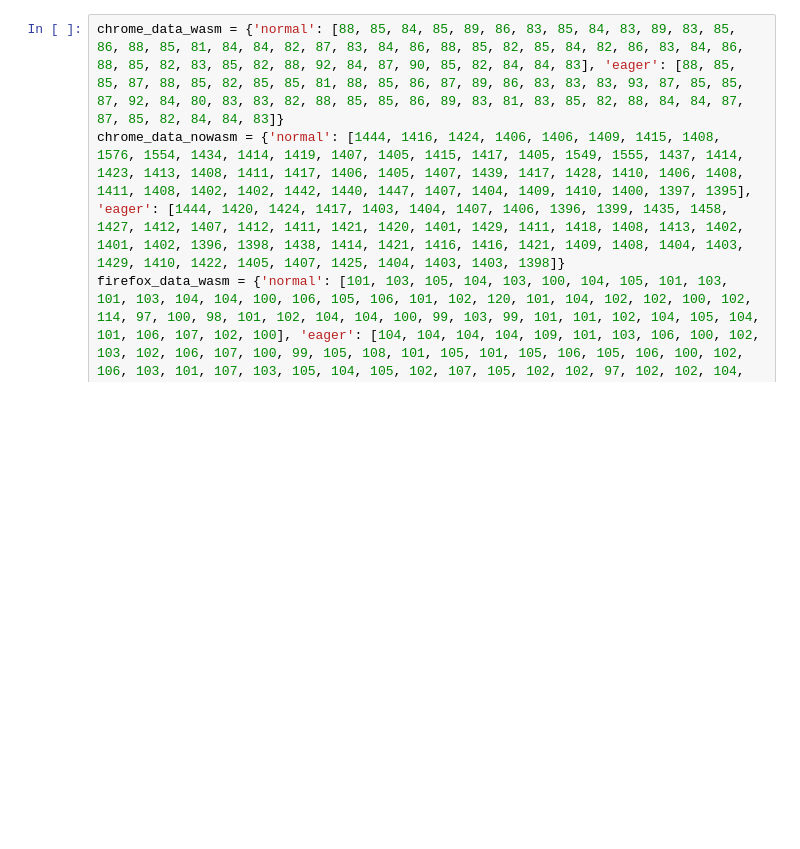
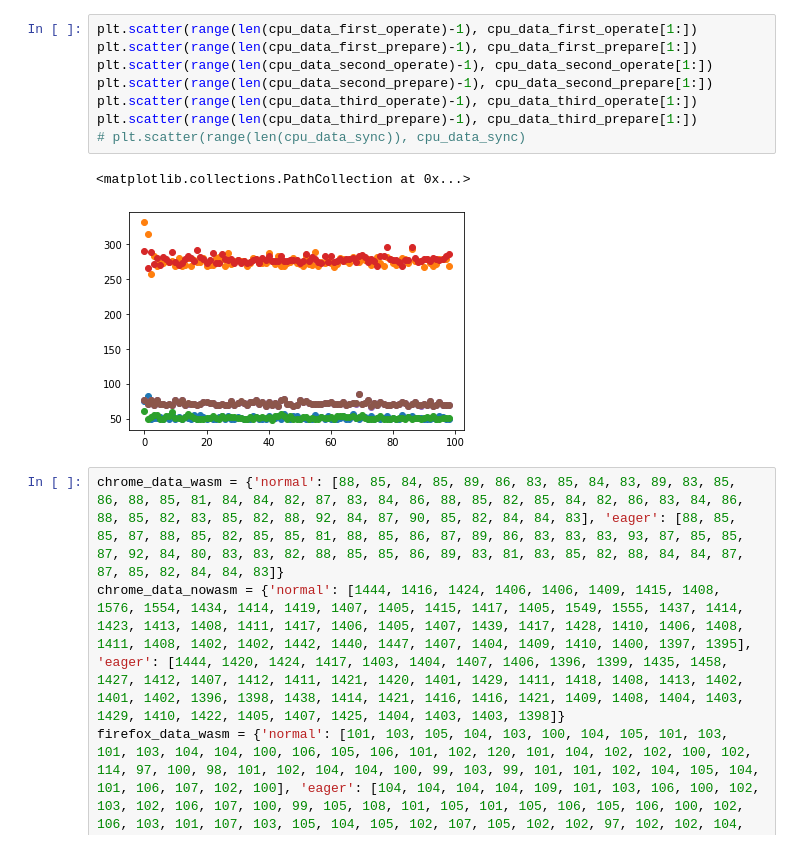
Before and after one commit to woodyhoko/tfjs_wasm, a Jupyter notebook: temp.ipynb, the cells around one changed output. Cells and saved outputs as stored; diff of their text form; blank space fills up the shorter version.

```diff
--- a/temp.ipynb
+++ b/temp.ipynb
@@ -5,3 +42,14 @@ from tqdm import tqdm
+# %%
+plt.scatter(range(len(cpu_data_first_operate)-1), cpu_data_first_operate[1:])
+plt.scatter(range(len(cpu_data_first_prepare)-1), cpu_data_first_prepare[1:])
+plt.scatter(range(len(cpu_data_second_operate)-1), cpu_data_second_operate[1:])
+plt.scatter(range(len(cpu_data_second_prepare)-1), cpu_data_second_prepare[1:])
+plt.scatter(range(len(cpu_data_third_operate)-1), cpu_data_third_operate[1:])
+plt.scatter(range(len(cpu_data_third_prepare)-1), cpu_data_third_prepare[1:])
+# plt.scatter(range(len(cpu_data_sync)), cpu_data_sync)
+# %% [output]
+<matplotlib.collections.PathCollection at 0x...>
+[figure, added]
 # %%
 chrome_data_wasm = {'normal': [88, 85, 84, 85, 89, 86, 83, 85, 84, 83, 89, 83, 85, 86, 88, 85, 81, 84, 84, 82, 87, 83, 84, 86, 88, 85, 82, 85, 84, 82, 86, 83, 84, 86, 88, 85, 82, 83, 85, 82, 88, 92, 84, 87, 90, 85, 82, 84, 84, 83], 'eager': [88, 85, 85, 87, 88, 85, 82, 85, 85, 81, 88, 85, 86, 87, 89, 86, 83, 83, 83, 93, 87, 85, 85, 87, 92, 84, 80, 83, 83, 82, 88, 85, 85, 86, 89, 83, 81, 83, 85, 82, 88, 84, 84, 87, 87, 85, 82, 84, 84, 83]}
 chrome_data_nowasm = {'normal': [1444, 1416, 1424, 1406, 1406, 1409, 1415, 1408, 1576, 1554, 1434, 1414, 1419, 1407, 1405, 1415, 1417, 1405, 1549, 1555, 1437, 1414, 1423, 1413, 1408, 1411, 1417, 1406, 1405, 1407, 1439, 1417, 1428, 1410, 1406, 1408, 1411, 1408, 1402, 1402, 1442, 1440, 1447, 1407, 1404, 1409, 1410, 1400, 1397, 1395], 'eager': [1444, 1420, 1424, 1417, 1403, 1404, 1407, 1406, 1396, 1399, 1435, 1458, 1427, 1412, 1407, 1412, 1411, 1421, 1420, 1401, 1429, 1411, 1418, 1408, 1413, 1402, 1401, 1402, 1396, 1398, 1438, 1414, 1421, 1416, 1416, 1421, 1409, 1408, 1404, 1403, 1429, 1410, 1422, 1405, 1407, 1425, 1404, 1403, 1403, 1398]}
```
Also changed, not shown: parts of 5 cells of this notebook, 4 other files.
